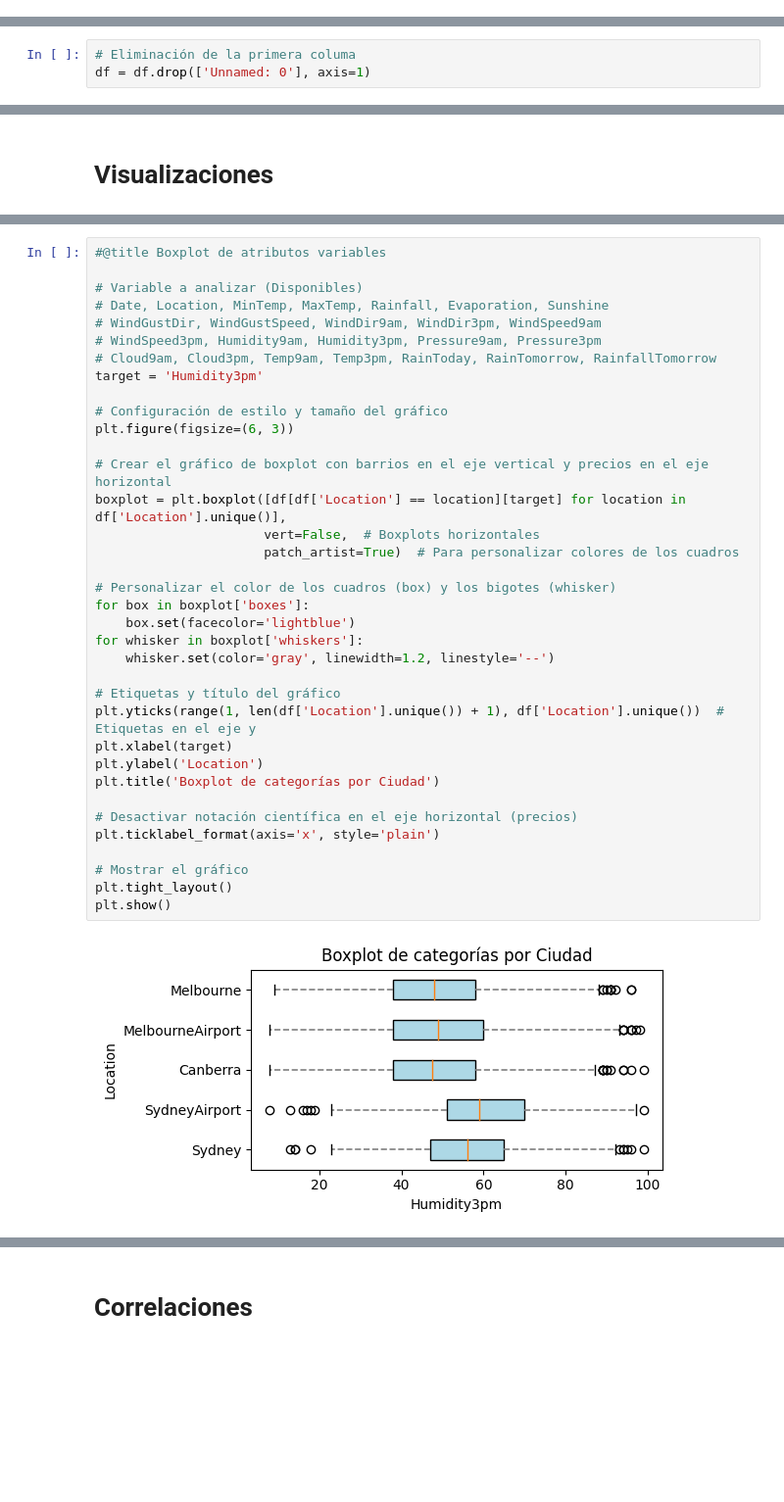
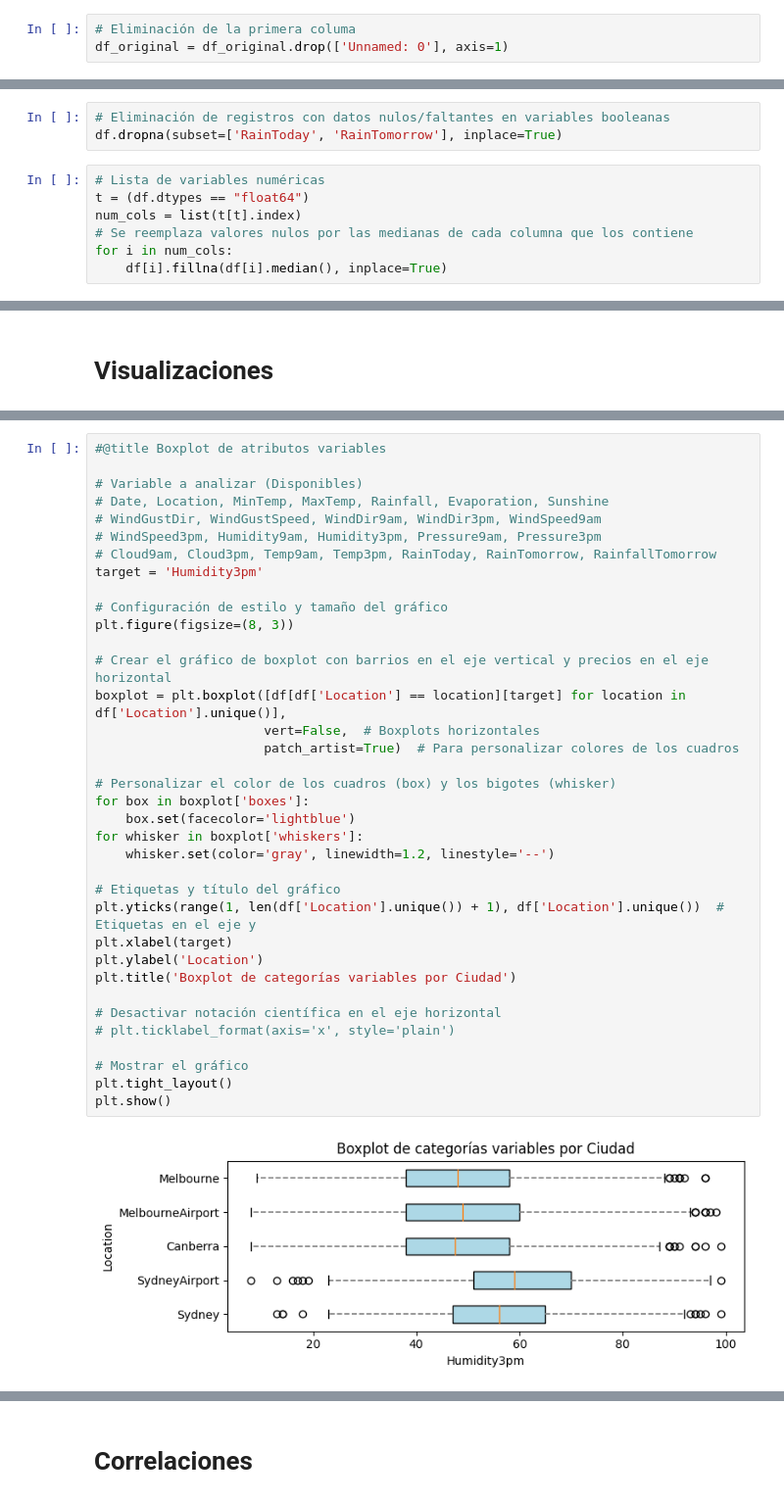
Before and after one commit to MiguelMussi/Apr_Aut_1_TP, a Jupyter notebook: TP-AA1.ipynb, the cells around one changed output, grey strips where cells are left out. Shown at 98% size. Cells and saved outputs as stored; diff of their text form; blank space fills up the shorter version.

```diff
--- a/TP-AA1.ipynb
+++ b/TP-AA1.ipynb
@@ -171,4 +114,7 @@ df_original.hist(figsize=(30,12))
 plt.show()
 # %% [output]
 [figure]
+# %%
+# Eliminación de la primera columa
+df_original = df_original.drop(['Unnamed: 0'], axis=1)
 # %%
@@ -193,9 +145,6 @@ Se desea analizar únicamente los registros correspondientes a las ciudades de S
 # Copia del DF original con los registros correspondientes a la costa sureste
 ciudades_a_conservar = ['Sydney', 'SydneyAirport', 'Canberra', 'Melbourne', 'MelbourneAirport']
 df = df_original[df_original['Location'].isin(ciudades_a_conservar)].copy()
-# %%
-# Eliminación de la primera columa
-df = df.drop(['Unnamed: 0'], axis=1)
 # %%
 df['Location'] = df['Location'].astype('category')
 #df['RainToday'] = df['RainToday'].astype('category')
@@ -237 +190,11 @@ df['Temp3pm'].fillna(value=df['Temp3pm'].mean(), inplace=True)
+# %%
+# Eliminación de registros con datos nulos/faltantes en variables booleanas
+df.dropna(subset=['RainToday', 'RainTomorrow'], inplace=True)
+# %%
+# Lista de variables numéricas
+t = (df.dtypes == "float64")
+num_cols = list(t[t].index)
+# Se reemplaza valores nulos por las medianas de cada columna que los contiene
+for i in num_cols:
+    df[i].fillna(df[i].median(), inplace=True)
 # %% [markdown]
@@ -321,35 +281,35 @@ plt.show()
 # Variable a analizar (Disponibles)
 # Date, Location, MinTemp, MaxTemp, Rainfall, Evaporation, Sunshine
 # WindGustDir, WindGustSpeed, WindDir9am, WindDir3pm, WindSpeed9am
 # WindSpeed3pm, Humidity9am, Humidity3pm, Pressure9am, Pressure3pm
 # Cloud9am, Cloud3pm, Temp9am, Temp3pm, RainToday, RainTomorrow, RainfallTomorrow
 target = 'Humidity3pm'
 
 # Configuración de estilo y tamaño del gráfico
-plt.figure(figsize=(6, 3))
+plt.figure(figsize=(8, 3))
 
 # Crear el gráfico de boxplot con barrios en el eje vertical y precios en el eje horizontal
 boxplot = plt.boxplot([df[df['Location'] == location][target] for location in df['Location'].unique()],
                       vert=False,  # Boxplots horizontales
                       patch_artist=True)  # Para personalizar colores de los cuadros
 
 # Personalizar el color de los cuadros (box) y los bigotes (whisker)
 for box in boxplot['boxes']:
     box.set(facecolor='lightblue')
 for whisker in boxplot['whiskers']:
     whisker.set(color='gray', linewidth=1.2, linestyle='--')
 
 # Etiquetas y título del gráfico
 plt.yticks(range(1, len(df['Location'].unique()) + 1), df['Location'].unique())  # Etiquetas en el eje y
 plt.xlabel(target)
 plt.ylabel('Location')
-plt.title('Boxplot de categorías por Ciudad')
+plt.title('Boxplot de categorías variables por Ciudad')
 
-# Desactivar notación científica en el eje horizontal (precios)
-plt.ticklabel_format(axis='x', style='plain')
+# Desactivar notación científica en el eje horizontal
+# plt.ticklabel_format(axis='x', style='plain')
 
 # Mostrar el gráfico
 plt.tight_layout()
 plt.show()
 # %% [output]
-[figure, old version]
+[figure, new version]
```
Also changed, not shown: parts of 97 cells of this notebook.
